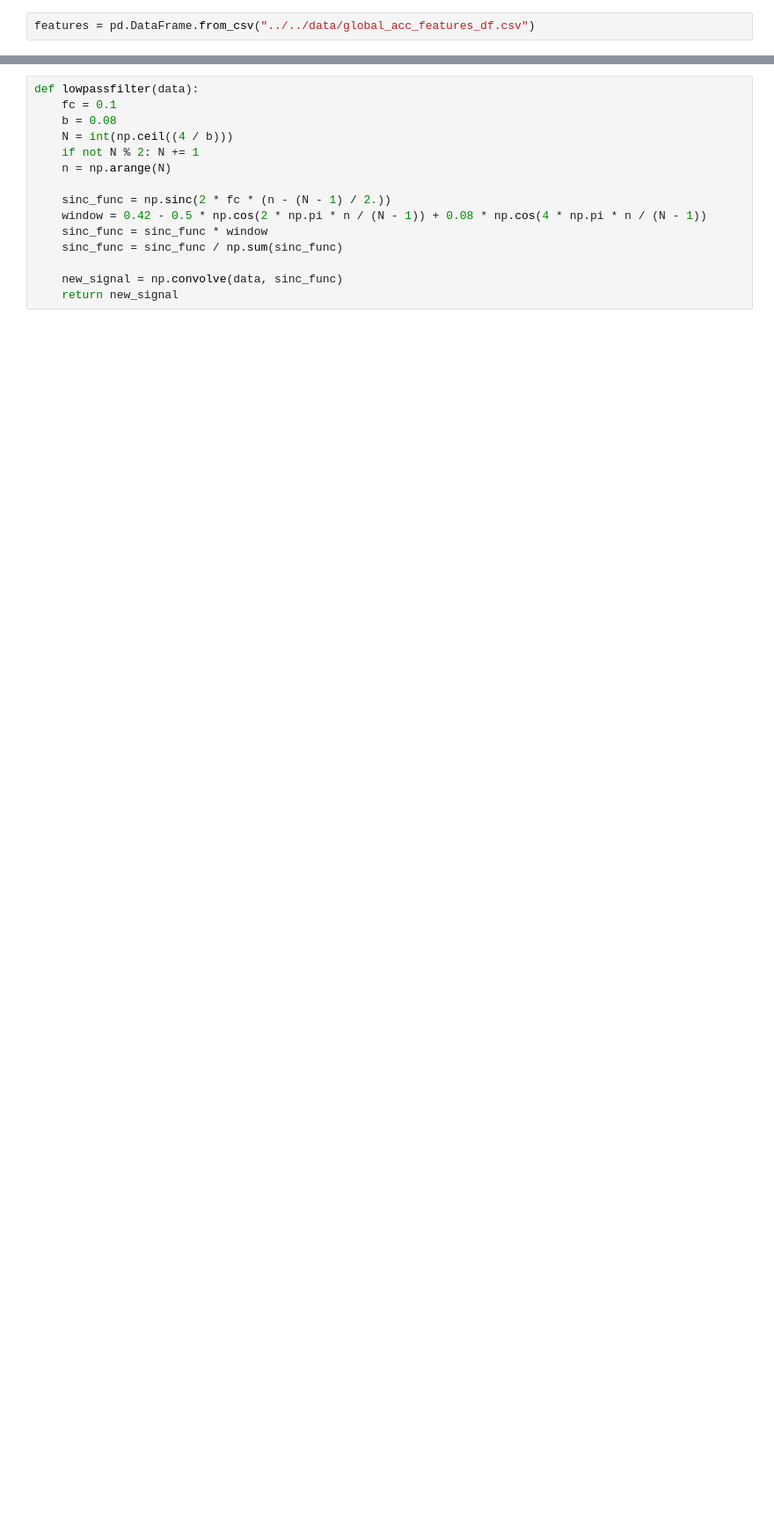
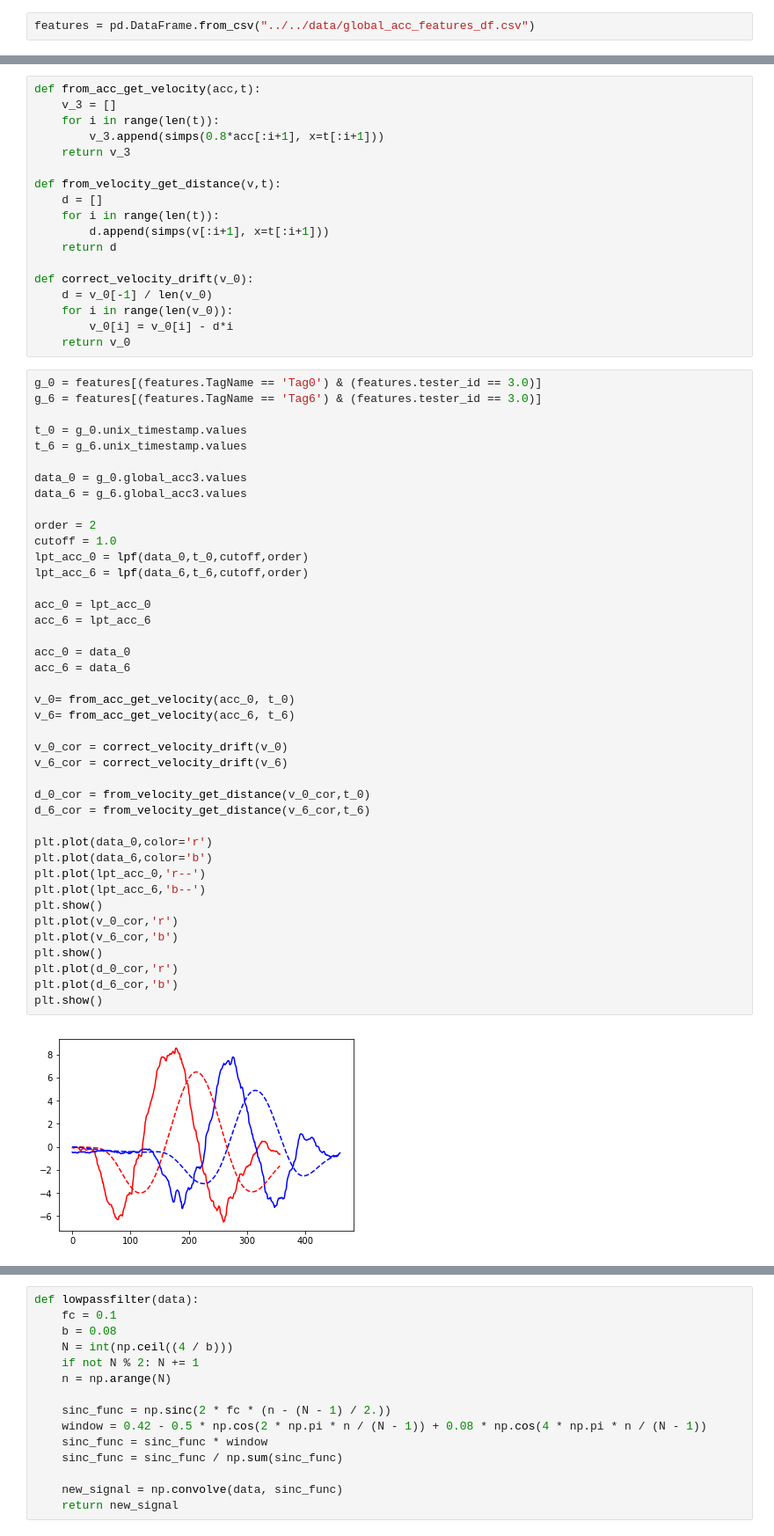
Before and after one commit to iamqingmei/Gesture-Prediction, a Jupyter notebook: python-src/pre-processing/滤波.ipynb, the cells around one changed output, grey strips where cells are left out. Shown at 88% size. Drawn from its saved outputs; the diff is of its cells as text; blank space fills up the shorter version.

```diff
--- a/python-src/pre-processing/滤波.ipynb
+++ b/python-src/pre-processing/滤波.ipynb
@@ -31,0 +62,61 @@ features.head()
+# %%
+def from_acc_get_velocity(acc,t):
+    v_3 = []
+    for i in range(len(t)):
+        v_3.append(simps(0.8*acc[:i+1], x=t[:i+1]))
+    return v_3
+
+def from_velocity_get_distance(v,t):
+    d = []
+    for i in range(len(t)):
+        d.append(simps(v[:i+1], x=t[:i+1]))
+    return d
+
+def correct_velocity_drift(v_0):
+    d = v_0[-1] / len(v_0)
+    for i in range(len(v_0)):
+        v_0[i] = v_0[i] - d*i
+    return v_0
+# %%
+g_0 = features[(features.TagName == 'Tag0') & (features.tester_id == 3.0)]
+g_6 = features[(features.TagName == 'Tag6') & (features.tester_id == 3.0)]
+
+t_0 = g_0.unix_timestamp.values
+t_6 = g_6.unix_timestamp.values
+
+data_0 = g_0.global_acc3.values
+data_6 = g_6.global_acc3.values
+
+order = 2
+cutoff = 1.0
+lpt_acc_0 = lpf(data_0,t_0,cutoff,order)
+lpt_acc_6 = lpf(data_6,t_6,cutoff,order)
+
+acc_0 = lpt_acc_0
+acc_6 = lpt_acc_6
+
+acc_0 = data_0
+acc_6 = data_6
+
+v_0= from_acc_get_velocity(acc_0, t_0)
+v_6= from_acc_get_velocity(acc_6, t_6)
+
+v_0_cor = correct_velocity_drift(v_0)
+v_6_cor = correct_velocity_drift(v_6)
+
+d_0_cor = from_velocity_get_distance(v_0_cor,t_0)
+d_6_cor = from_velocity_get_distance(v_6_cor,t_6)
+
+plt.plot(data_0,color='r')
+plt.plot(data_6,color='b')
+plt.plot(lpt_acc_0,'r--')
+plt.plot(lpt_acc_6,'b--')
+plt.show()
+plt.plot(v_0_cor,'r')
+plt.plot(v_6_cor,'b')
+plt.show()
+plt.plot(d_0_cor,'r')
+plt.plot(d_6_cor,'b')
+plt.show()
+# %% [output]
+[figure, added]
```
Also changed, not shown: parts of 9 cells of this notebook.
